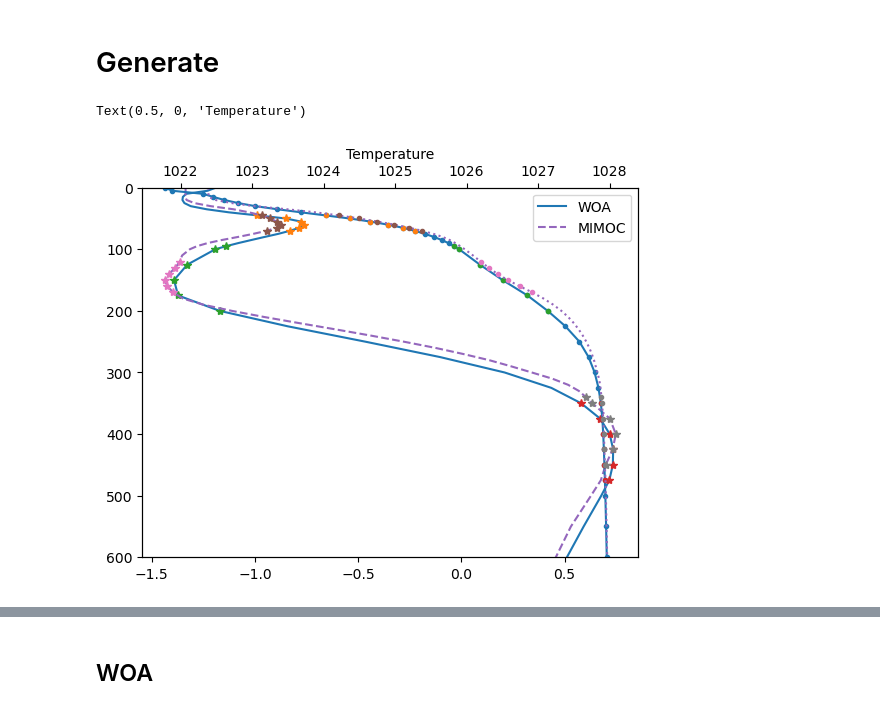
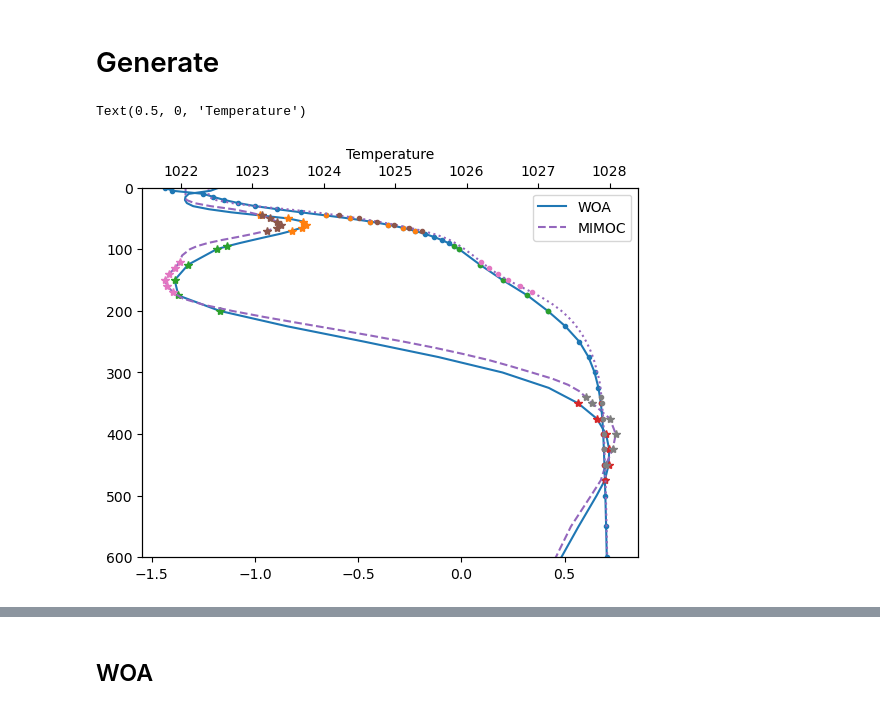
Before and after one commit to noemieplanat/Montgomery_Potentials_Beaufort_Gyre, a Jupyter notebook: Generate_Montgomery_fields.ipynb, the cells around one changed output, grey strips where cells are left out. Cells and saved outputs as stored; diff of their text form; code cells hidden in the pictures.

```diff
--- a/Generate_Montgomery_fields.ipynb
+++ b/Generate_Montgomery_fields.ipynb
@@ -748,13 +730,17 @@ ListeR = ['/storage/nplanat/DataWOA/woa18_A5B7_I'+'{0:02}'.format(k)+'_04.nc' fo
 # %%
+#WOA 2005-2017
+ListeT = ['/storage/nplanat/DataWOA/woa18_A5B7_t'+'{0:02}'.format(k)+'_04.nc' for k in range(1, 13)]
+ListeS = ['/storage/nplanat/DataWOA/woa18_A5B7_s'+'{0:02}'.format(k)+'_04.nc' for k in range(1, 13)]
+
 dsT = xr.open_mfdataset(ListeT, decode_times = False)#, compat='override')
 dsS = xr.open_mfdataset(ListeS, decode_times = False)#, compat='override')
-dsR = xr.open_mfdataset(ListeR, decode_times = False)#, compat='override')
 
-T = dsT.t_an.mean(dim = 'time').sel(lat = slice(72,82)).sel(lon = slice(-160, -130)).mean(dim = {'lat', 'lon'}).values
-S = dsS.s_an.mean(dim = 'time').sel(lat = slice(72,82)).sel(lon = slice(-160, -130)).mean(dim = {'lat', 'lon'}).values
-R = dsR.I_an.mean(dim = 'time').sel(lat = slice(72,82)).sel(lon = slice(-160, -130)).mean(dim = {'lat', 'lon'}).values
 
-AS = gsw.SA_from_SP(S, dsT.depth.values[:], -145, 75)
-CT = gsw.CT_from_t(S, T, dsT.depth.values[:])
-R0 = sigma0(AS, CT)
-R1 = sigma1(AS, CT)
+AS = gsw.SA_from_SP(dsS.s_an, dsT.depth, -145, 75)
+CT = gsw.CT_from_t(AS, dsT.t_an, dsT.depth)
+
+R0 = sigma0(AS, CT).mean(dim = 'time').sel(lat = slice(72,82)).sel(lon = slice(-160, -130)).mean(dim = {'lat', 'lon'}).values
+R1 = sigma1(AS, CT).mean(dim = 'time').sel(lat = slice(72,82)).sel(lon = slice(-160, -130)).mean(dim = {'lat', 'lon'}).values
+
+T = CT.mean(dim = 'time').sel(lat = slice(72,82)).sel(lon = slice(-160, -130)).mean(dim = {'lat', 'lon'}).values
+S = AS.mean(dim = 'time').sel(lat = slice(72,82)).sel(lon = slice(-160, -130)).mean(dim = {'lat', 'lon'}).values
@@ -761,4 +778,5 @@ R1 = sigma1(AS, CT)
 # %%
+#MIMOC
 Liste_MIMOC = ['/storage/nplanat/DataMIMOC/MIMOC_Z_GRID_v2.2_CT_SA_month'+'{0:02}'.format(k)+'.nc' for k in range(1, 13)]
 Liste_ds_MIMOC = [xr.open_dataset(Liste_MIMOC[i], decode_times = False) for i in range(12)]#, compat='override')
 L_modif_MIMOC = []
@@ -771,7 +789,7 @@ dsT_MIMOC = xr.concat(L_modif_MIMOC, dim = 'int')
 
 T_MIMOC = dsT_MIMOC.CONSERVATIVE_TEMPERATURE.mean('int').sel(LAT = slice(72,82)).sel(LONG = slice(200, 230)).mean(dim = {'LAT', 'LONG'}).values
 S_MIMOC = dsT_MIMOC.ABSOLUTE_SALINITY.mean('int').sel(LAT = slice(72,82)).sel(LONG = slice(200, 230)).mean(dim = {'LAT', 'LONG'}).values
-R0_MIMOC = sigma0(S_MIMOC, T_MIMOC)
+R0_MIMOC = sigma0(dsT_MIMOC.ABSOLUTE_SALINITY, dsT_MIMOC.CONSERVATIVE_TEMPERATURE).mean('int').sel(LAT = slice(72,82)).sel(LONG = slice(200, 230)).mean(dim = {'LAT', 'LONG'}).values
 
 i_sPW_MIMOC = np.argmax(T_MIMOC[5:20])+5
 i_wPW_MIMOC = np.argmin(T_MIMOC[16:35])+16
@@ -788,33 +806,32 @@ ax.plot(T[i_wPW-3:i_wPW+3],dsT.depth.values[i_wPW-3:i_wPW+3],  '*')
 ax.plot(T[i_AW-3:i_AW+3],dsT.depth.values[i_AW-3:i_AW+3], '*')
 
 ax.plot(T_MIMOC, dsT_MIMOC.PRES.values, '--', label = 'MIMOC')
 ax.plot(T_MIMOC[i_sPW_MIMOC-3:i_sPW_MIMOC+3], dsT_MIMOC.PRES.values[i_sPW_MIMOC-3:i_sPW_MIMOC+3], '*')
 ax.plot(T_MIMOC[i_wPW_MIMOC-3:i_wPW_MIMOC+3],dsT_MIMOC.PRES.values[i_wPW_MIMOC-3:i_wPW_MIMOC+3],  '*')
 ax.plot(T_MIMOC[i_AW_MIMOC-3:i_AW_MIMOC+3],dsT_MIMOC.PRES.values[i_AW_MIMOC-3:i_AW_MIMOC+3], '*')
 
 ax.legend()
 
 
 ax2 = ax.twiny()
 ax2.plot(R0, dsT.depth.values, '.-')
 ax2.plot(R0[i_sPW-3:i_sPW+3], dsT.depth.values[i_sPW-3:i_sPW+3], '.')
 ax2.plot(R0[i_wPW-3:i_wPW+3],dsT.depth.values[i_wPW-3:i_wPW+3],  '.')
 ax2.plot(R0[i_AW-3:i_AW+3],dsT.depth.values[i_AW-3:i_AW+3], '.')
-
+R0[i_wPW-3:i_wPW+3]
 ax2.plot(R0_MIMOC, dsT_MIMOC.PRES.values, ':')
 ax2.plot(R0_MIMOC[i_sPW_MIMOC-3:i_sPW_MIMOC+3], dsT_MIMOC.PRES.values[i_sPW_MIMOC-3:i_sPW_MIMOC+3], '.')
 ax2.plot(R0_MIMOC[i_wPW_MIMOC-3:i_wPW_MIMOC+3],dsT_MIMOC.PRES.values[i_wPW_MIMOC-3:i_wPW_MIMOC+3],  '.')
 ax2.plot(R0_MIMOC[i_AW_MIMOC-3:i_AW_MIMOC+3],dsT_MIMOC.PRES.values[i_AW_MIMOC-3:i_AW_MIMOC+3], '.')
 
-#ax.set_xticklabels([''])
 
 
 ax = plt.gca()
 ax.invert_yaxis()
 ax.set_ylim([600, 0])
 ax.set_ylabel('Depth [m]')
 ax2.set_xlabel('Potential density')
 ax.set_xlabel('Temperature')
 # %% [output]
 Text(0.5, 0, 'Temperature')
-[figure, old version]
+[figure, new version]
```
Also changed, not shown: parts of 18 cells of this notebook, 1 other file.
